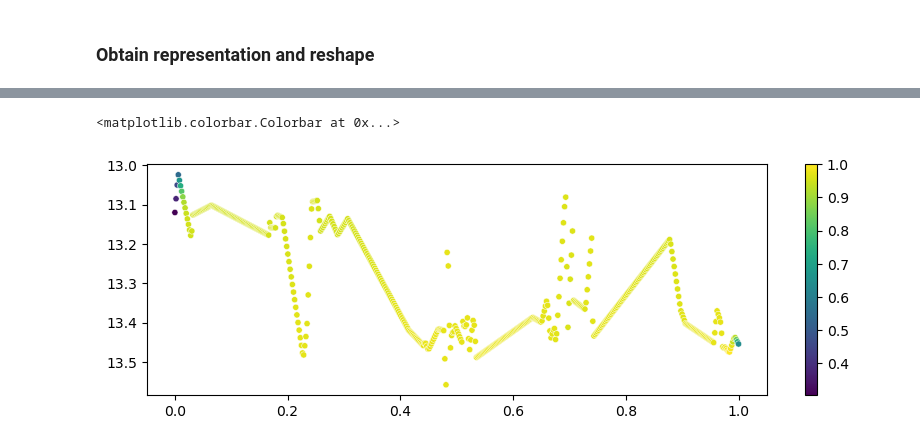
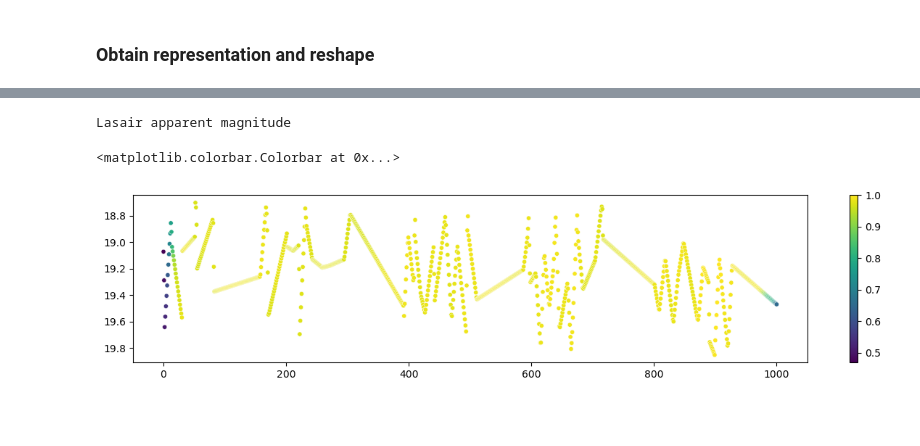
Before and after one commit to dharmesh1007/ZTF_code, a Jupyter notebook: source/7_1dcnn_models_CAM.ipynb, the cells around one changed output, grey strips where cells are left out. Saved outputs shown, nothing was run; the diff lists cells and outputs as text; code cells hidden in the pictures; blank space fills up the shorter version.

```diff
--- a/source/7_1dcnn_models_CAM.ipynb
+++ b/source/7_1dcnn_models_CAM.ipynb
@@ -618,0 +304,15 @@ NameError: name 'clf' is not defined
+# %%
+
+# Remove last layer's softmax
+model.layers[-1].activation = None
+
+# Print what the top predicted class is
+preds = model.predict([X_multihead_1, X_multihead_2, X_multihead_3])
+print(np.argmax(preds, axis=1))
+
+# print("Predicted:", decode_predictions(preds, top=1)[0])
+
+# Generate class activation heatmap
+heatmap = make_gradcam_heatmap(img_array=[X_multihead_1, X_multihead_2, X_multihead_3], model=model, last_conv_layer_name='i1Conv13', pred_index=3)
+
+plt.plot(heatmap)
@@ -619,19 +325,42 @@ NameError: name 'clf' is not defined
 # %%
+objects = objects
+representation = X_multihead_1
+
+
+for object in objects:
+    try:
+        lc_lasair = load_lasair_lc(object, path=f'../lightcurves_dataset/lasair_{date}')
+    except:
+        # Create a folder within path for LCs if one does not exist
+        if not os.path.exists(f'../lightcurves_dataset/lasair_non_dataset/cache'):
+            os.makedirs(f'../lightcurves_dataset/lasair_non_dataset/cache')
+        print('Not in dataset')
+        download_lasair_lc([object], folderpath=f'../lightcurves_dataset/lasair_non_dataset', cache=f'../lightcurves_dataset/lasair_non_dataset/cache')
+        lc_lasair = load_lasair_lc(object, path=f'../lightcurves_dataset/lasair_non_dataset')
+
+    lc_lasair_appmag = lasair_clean(lc_lasair, limit=25, magerrlim=1)
+
+    # print('Lasair difference magnitude')
+    # display_lightcurve(lc_lasair,x='jd',y='magpsf',errorCol=errCollasair1)
+    print('Lasair apparent magnitude')
+    display_lightcurve(lc_lasair_appmag,x='jd',y='dc_mag',errorCol=errCollasair2)
+
+
 import seaborn as sns
 
-
 # Plot the light curve for img_array using seaborn
-plt.figure(figsize=(10, 3))
+plt.figure(figsize=(15, 3))
 plt.gca().invert_yaxis()
-sns.scatterplot(y=img_array.reshape(-1), x=np.linspace(0, 1, len(img_array.reshape(-1))), s=20, hue=heatmap, palette="viridis", legend=False)
+sns.scatterplot(y=representation.reshape(-1), x=np.linspace(0, representation.shape[-2], representation.shape[-2]), s=20, hue=heatmap, palette="viridis", legend=False)
 norm = plt.Normalize(heatmap.min(), heatmap.max())
 # norm = plt.Normalize(0, 1)
 sm = plt.cm.ScalarMappable(cmap="viridis", norm=norm)
 sm.set_array([])
 
 # Remove the legend and add a colorbar
 # plt.gca().get_legend().remove()
 plt.colorbar(sm)
 # %% [output]
-<matplotlib.colorbar.Colorbar at 0x...>
+Lasair apparent magnitude
+<matplotlib.colorbar.Colorbar at 0x...>
-[figure, old version]
+[figure, new version]
```
Also changed, not shown: parts of 26 cells of this notebook, 29 other files.
